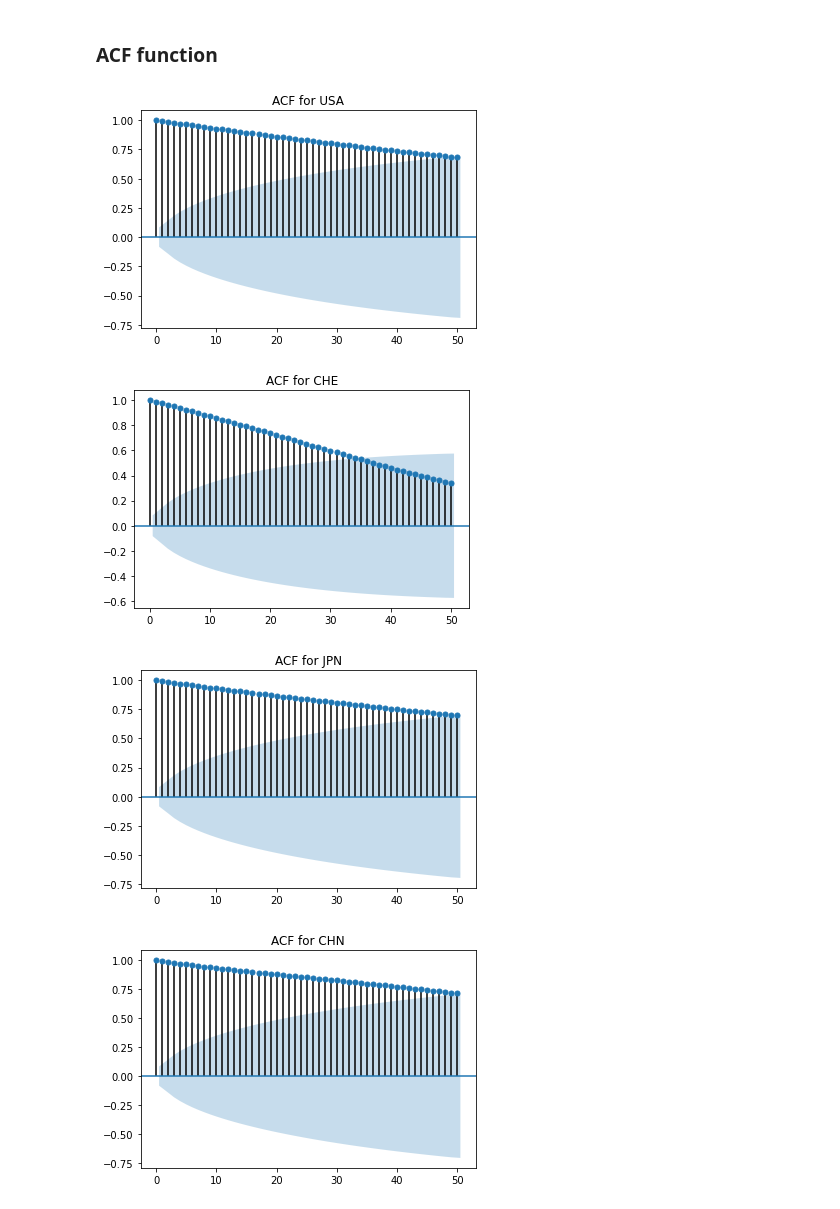
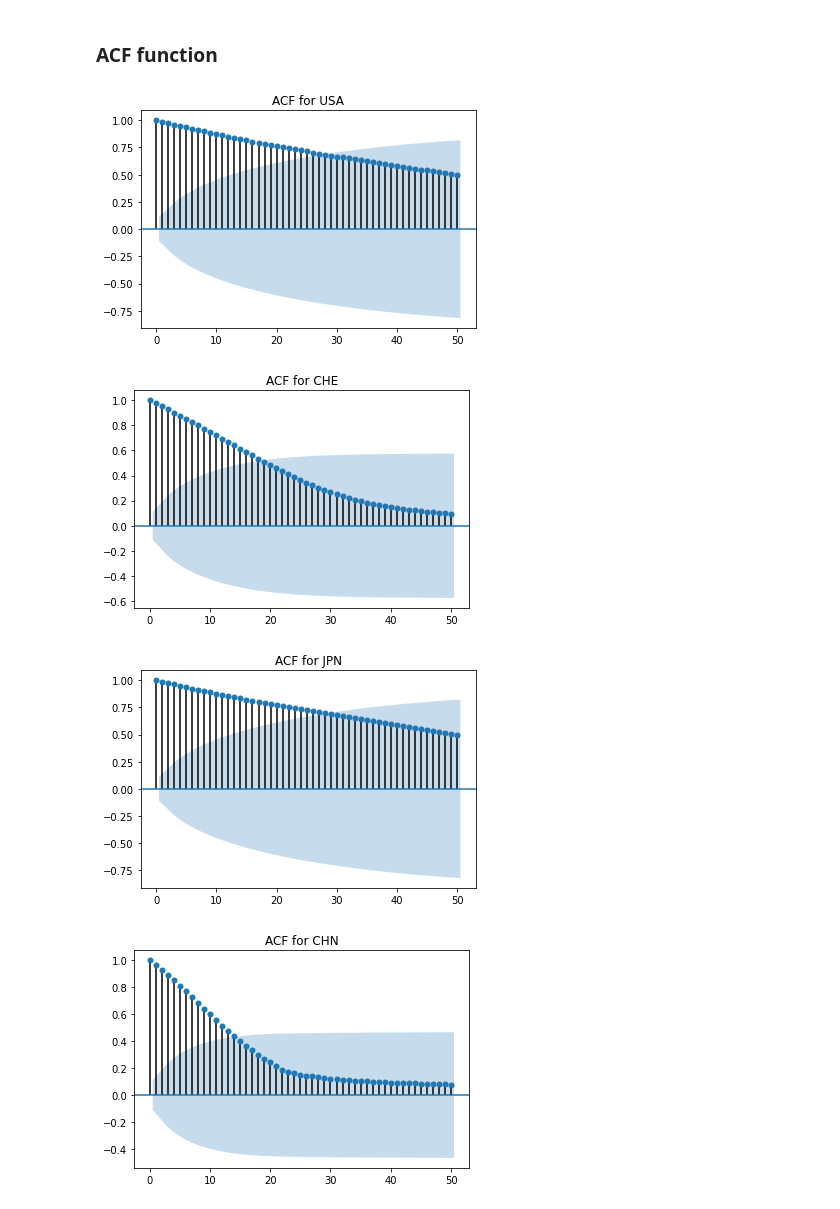
Before and after one commit to anitamezzetti/covid_impact_stocks_volatility, a Jupyter notebook: granger_causality_many_cuntries.ipynb, the cells around one changed output. Saved outputs shown, nothing was run; the diff lists cells and outputs as text; code cells hidden in the pictures.

Commit message:
granger causality

```diff
--- a/granger_causality_many_cuntries.ipynb
+++ b/granger_causality_many_cuntries.ipynb
@@ -426,14 +155,0 @@ granger_matrix
-# %%
-a = granger_matrix.to_numpy()
-G = nx.from_numpy_matrix(a, create_using=nx.MultiDiGraph())
-pos = nx.circular_layout(G)
-cmap = 'plasma_r'
-mapping = {}
-for i in range(len(countries_of_interest)):
-  mapping[i] = countries_of_interest[i]
-labels = mapping
-
-country_importance = []
-for country in countries_of_interest:
-  name = country + '_x'
-  country_importance.append(granger_matrix[name].sum()-1)
@@ -458,22 +155,0 @@ country_importance
-# %%
-for n in G.nodes():
-  country = countries_of_interest[n]
-  name = country + '_x'
-  G.nodes[n]['weight'] = granger_matrix[name].sum()
-
-#for e in G.edges():
-#  G.edges[e]['weight'] = np.ones(1, len(countries_of_interest))
-
-G = nx.relabel_nodes(G, mapping)
-
-# Draw the graph using Altair
-viz = nxa.draw_networkx(
-    G, pos=pos,
-    #node_color='weight',
-    cmap='viridis',
-    #width='weight',
-    #edge_color='black',
-)
-
-# Show it as an interactive plot!
-viz.interactive()
@@ -626,12 +209,14 @@ df_total_scaled.head()
 # %% [markdown]
 ### ACF function
 # %%
-for country in df_total_scaled:
+import statsmodels.api as sm
+
+for country in df_confirmed_scaled:
     sm.graphics.tsa.plot_acf(df_total_scaled[country], lags = 50)
     plt.title('ACF for %s' % country)
     plt.show()
 # %% [output]
-[figure, old version]
+[figure, new version]
-[figure, old version]
+[figure, new version]
-[figure, old version]
+[figure, new version]
-[figure, old version]
+[figure, new version]
```
Also changed, not shown: parts of 68 cells of this notebook, 2 other files.
